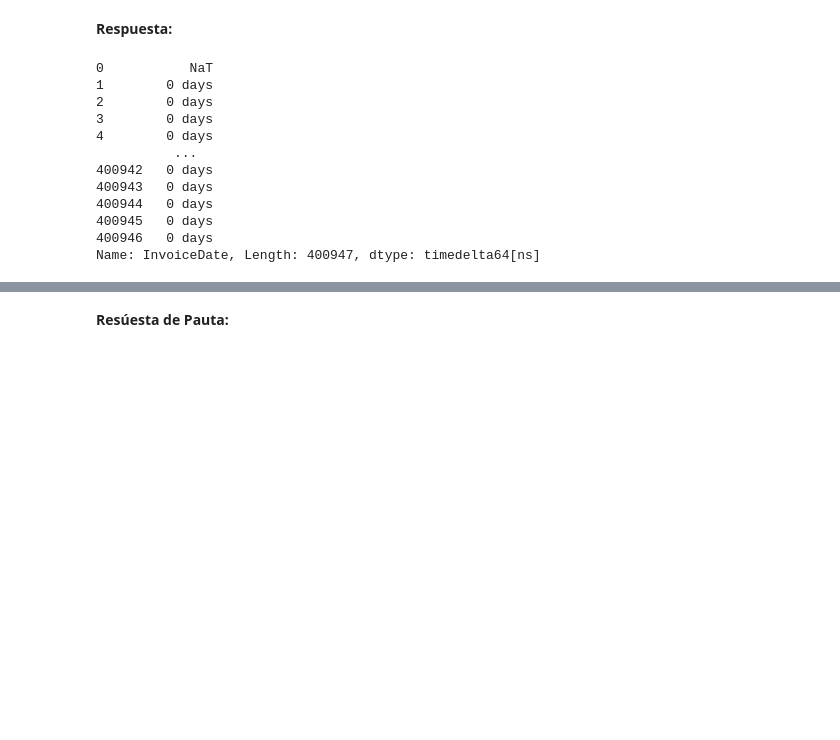
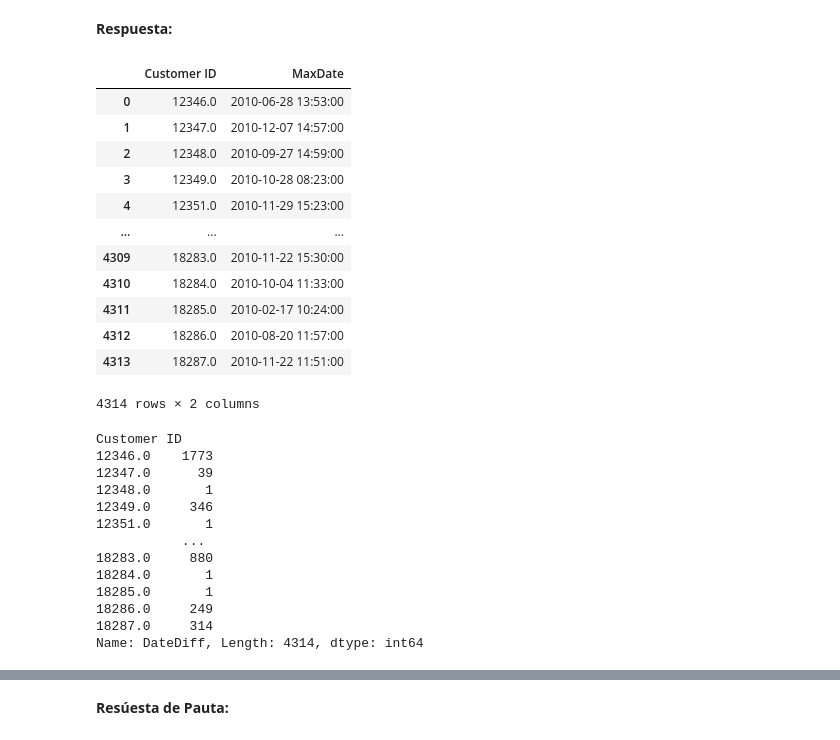
Before and after one commit to geriarri/Laboratorios, a Jupyter notebook: Lab6/Laboratorio6_Enunciado.ipynb, the cells around one changed output, grey strips where cells are left out. Drawn from its saved outputs; the diff is of its cells as text; code cells hidden in the pictures; blank space fills up the shorter version.

```diff
--- a/Lab6/Laboratorio6_Enunciado.ipynb
+++ b/Lab6/Laboratorio6_Enunciado.ipynb
@@ -158,21 +158,38 @@ Una referencia que le puede ser útil es el [documento original](https://www.res
 |   12356.0   |     44 |      16 |        84 |  3562.25 |        12.0 |
 # %% [markdown]
 **Respuesta:**
+# %%
+aux
+# %% [output]
+|  | Customer ID | MaxDate |
+| 0 | 12346.0 | 2010-06-28 13:53:00 |
+| 1 | 12347.0 | 2010-12-07 14:57:00 |
+| 2 | 12348.0 | 2010-09-27 14:59:00 |
+| 3 | 12349.0 | 2010-10-28 08:23:00 |
+| 4 | 12351.0 | 2010-11-29 15:23:00 |
+| ... | ... | ... |
+| 4309 | 18283.0 | 2010-11-22 15:30:00 |
+| 4310 | 18284.0 | 2010-10-04 11:33:00 |
+| 4311 | 18285.0 | 2010-02-17 10:24:00 |
+| 4312 | 18286.0 | 2010-08-20 11:57:00 |
+| 4313 | 18287.0 | 2010-11-22 11:51:00 |
+4314 rows × 2 columns
 # %%
-df_retail.groupby(["Customer ID"])["InvoiceDate"].diff()
+aux2.groupby("Customer ID")["DateDiff"].sum()
 # %% [output]
-0           NaT
-1        0 days
-2        0 days
-3        0 days
-4        0 days
-          ...
-400942   0 days
-400943   0 days
-400944   0 days
-400945   0 days
-400946   0 days
-Name: InvoiceDate, Length: 400947, dtype: timedelta64[ns]
+Customer ID
+12346.0    1773
+12347.0      39
+12348.0       1
+12349.0     346
+12351.0       1
+           ...
+18283.0     880
+18284.0       1
+18285.0       1
+18286.0     249
+18287.0     314
+Name: DateDiff, Length: 4314, dtype: int64
 # %%
 def custom_features(dataframe_in):
     df_in = dataframe_in.copy() #Se crea una copia del dataframe de entrada
```
Also changed, not shown: parts of 2 cells of this notebook.
